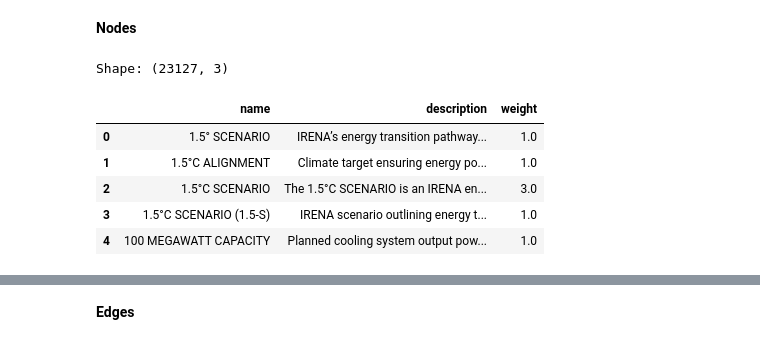
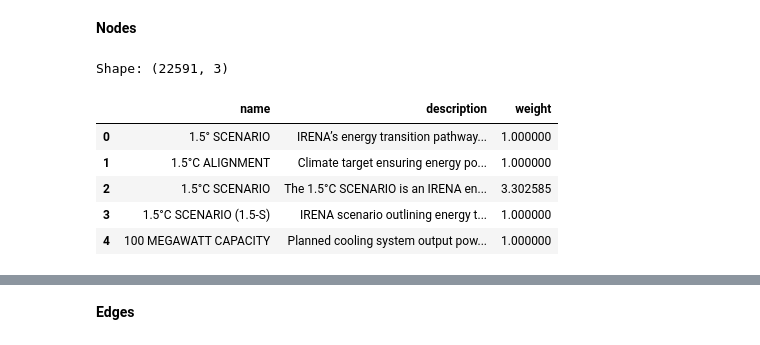
Before and after one commit to UNDP-Data/dsc-sea-ai-api, a Jupyter notebook: main.ipynb, the cells around one changed output, grey strips where cells are left out. Drawn from its saved outputs; the diff is of its cells as text; code cells hidden in the pictures.

```diff
--- a/main.ipynb
+++ b/main.ipynb
@@ -261,18 +261,18 @@ Node and edge data for the knowledge graph extracted from relevant publications.
 **Nodes**
 # %%
 df_nodes = pd.read_parquet(
-    "abfs://datasets/nodes-v25-09-15.parquet", storage_options=STORAGE_OPTIONS
+    "abfs://datasets/nodes-v25-09-25.parquet", storage_options=STORAGE_OPTIONS
 )
 print("Shape:", df_nodes.shape)
 display(df_nodes.head())
 # %% [output]
-Shape: (23127, 3)
+Shape: (22591, 3)
 |  | name | description | weight |
-| 0 | 1.5° SCENARIO | IRENA’s energy transition pathway... | 1.0 |
-| 1 | 1.5°C ALIGNMENT | Climate target ensuring energy po... | 1.0 |
-| 2 | 1.5°C SCENARIO | The 1.5°C SCENARIO is an IRENA en... | 3.0 |
-| 3 | 1.5°C SCENARIO (1.5-S) | IRENA scenario outlining energy t... | 1.0 |
-| 4 | 100 MEGAWATT CAPACITY | Planned cooling system output pow... | 1.0 |
+| 0 | 1.5° SCENARIO | IRENA’s energy transition pathway... | 1.000000 |
+| 1 | 1.5°C ALIGNMENT | Climate target ensuring energy po... | 1.000000 |
+| 2 | 1.5°C SCENARIO | The 1.5°C SCENARIO is an IRENA en... | 3.302585 |
+| 3 | 1.5°C SCENARIO (1.5-S) | IRENA scenario outlining energy t... | 1.000000 |
+| 4 | 100 MEGAWATT CAPACITY | Planned cooling system output pow... | 1.000000 |
 # %%
 df_nodes["vector"] = embedder.embed_documents(df_nodes["name"].tolist())
 print("Shape:", df_nodes.shape)
```
Also changed, not shown: parts of 4 cells of this notebook.
